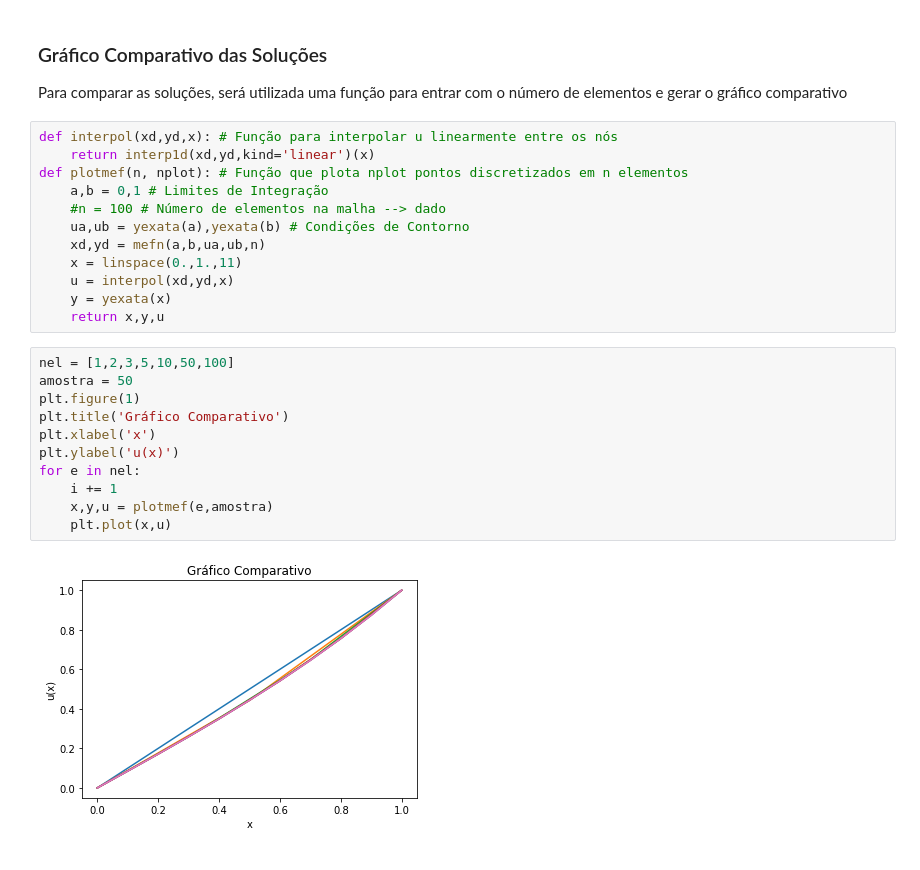
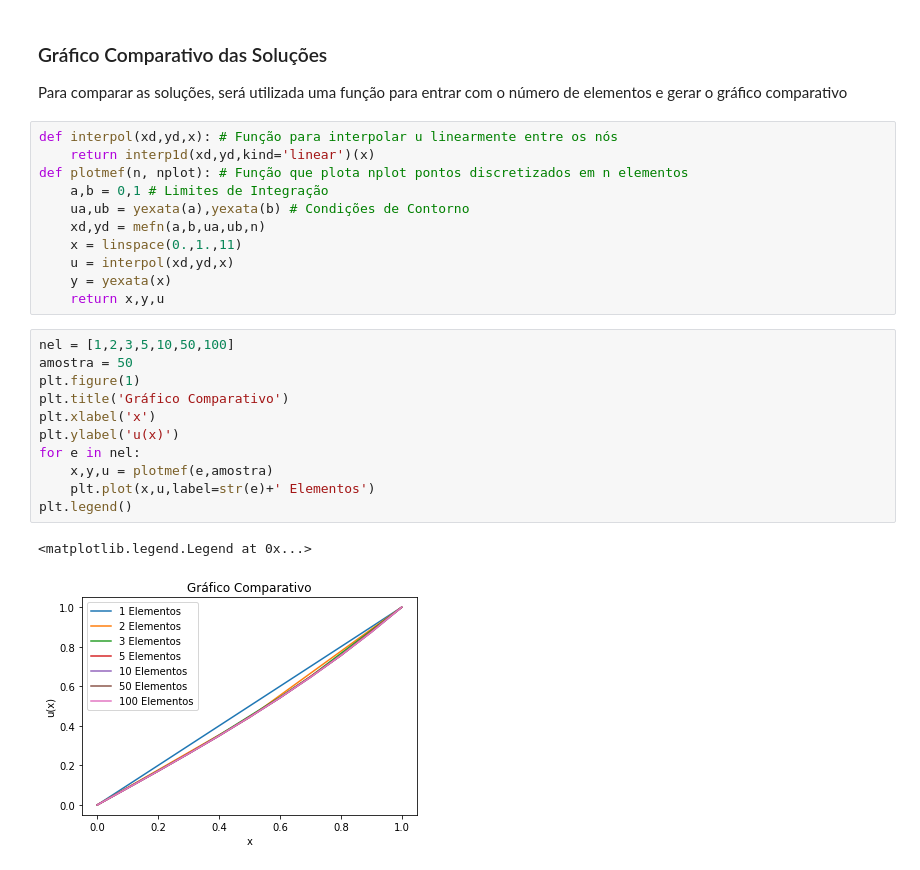
Before and after one commit to noedelima/Uff_MEFpy, a Jupyter notebook: Trabalho1.ipynb, the cells around one changed output. Cells and saved outputs as stored; diff of their text form.

```diff
--- a/Trabalho1.ipynb
+++ b/Trabalho1.ipynb
@@ -78,7 +78,6 @@ def interpol(xd,yd,x): # Função para interpolar u linearmente entre os nós
     return interp1d(xd,yd,kind='linear')(x)
 def plotmef(n, nplot): # Função que plota nplot pontos discretizados em n elementos
     a,b = 0,1 # Limites de Integração
-    #n = 100 # Número de elementos na malha --> dado
     ua,ub = yexata(a),yexata(b) # Condições de Contorno
     xd,yd = mefn(a,b,ua,ub,n)
     x = linspace(0.,1.,11)
@@ -88,13 +87,14 @@ def plotmef(n, nplot): # Função que plota nplot pontos discretizados em n elem
 # %%
 nel = [1,2,3,5,10,50,100]
 amostra = 50
 plt.figure(1)
 plt.title('Gráfico Comparativo')
 plt.xlabel('x')
 plt.ylabel('u(x)')
 for e in nel:
-    i += 1
     x,y,u = plotmef(e,amostra)
-    plt.plot(x,u)
+    plt.plot(x,u,label=str(e)+' Elementos')
+plt.legend()
 # %% [output]
+<matplotlib.legend.Legend at 0x...>
-[figure, old version]
+[figure, new version]
```
